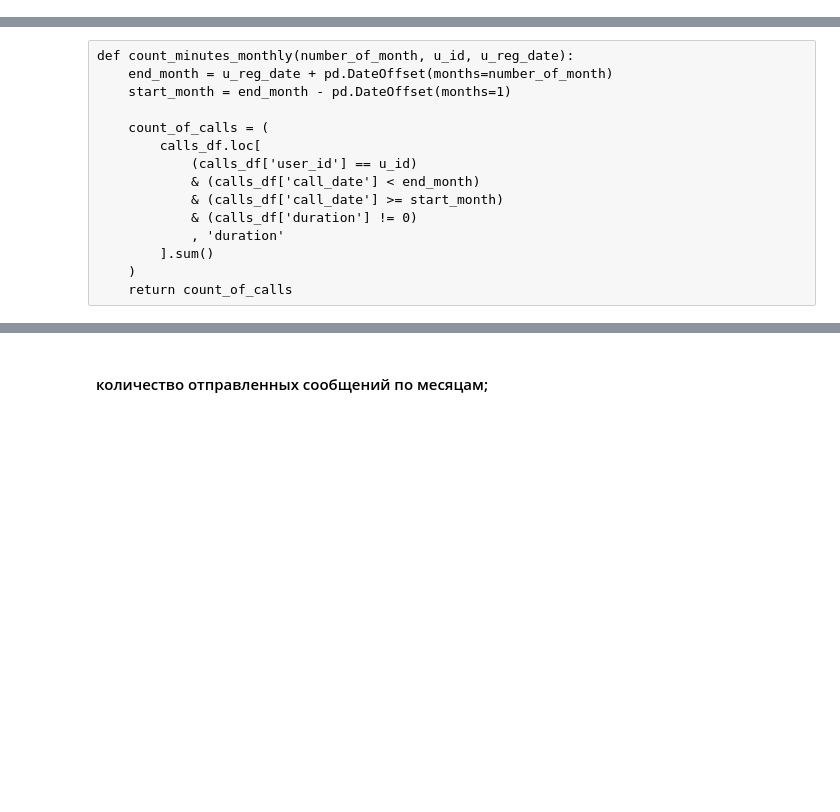
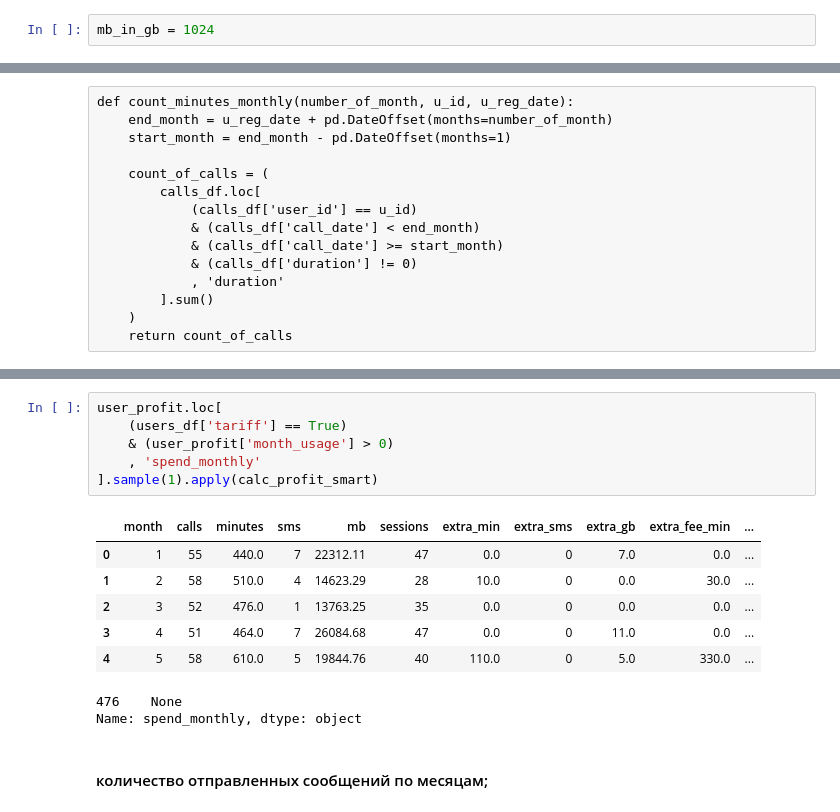
Before and after one commit to zabelin-ds/practicum, a Jupyter notebook: 04_project/megaline_00.ipynb, the cells around one changed output, grey strips where cells are left out. Cells and saved outputs as stored; diff of their text form; blank space fills up the shorter version.

```diff
--- a/04_project/megaline_00.ipynb
+++ b/04_project/megaline_00.ipynb
@@ -6,6 +6,8 @@ import pandas as pd
 import scipy.stats as st
 import matplotlib as mpl
 import seaborn as sns
+# %%
+mb_in_gb = 1024
 # %% [markdown]
 <div class="alert alert-info" role="alert">
     <p class="mb-0">В коде использую <code>display()</code>, потомучто это однозначно даёт понять что планируется вывод / печать результатов. То есть использую <code>display()</code> намеренно, хотя понимаю что можно и без него выводить данные. 👌</p>
@@ -723,3 +816,18 @@ None
+# %%
+user_profit.loc[
+    (users_df['tariff'] == True)
+    & (user_profit['month_usage'] > 0)
+    , 'spend_monthly'
+].sample(1).apply(calc_profit_smart)
+# %% [output]
+|  | month | calls | minutes | sms | mb | sessions | extra_min | extra_sms | extra_gb | extra_fee_min | ... |
+| 0 | 1 | 55 | 440.0 | 7 | 22312.11 | 47 | 0.0 | 0 | 7.0 | 0.0 | ... |
+| 1 | 2 | 58 | 510.0 | 4 | 14623.29 | 28 | 10.0 | 0 | 0.0 | 30.0 | ... |
+| 2 | 3 | 52 | 476.0 | 1 | 13763.25 | 35 | 0.0 | 0 | 0.0 | 0.0 | ... |
+| 3 | 4 | 51 | 464.0 | 7 | 26084.68 | 47 | 0.0 | 0 | 11.0 | 0.0 | ... |
+| 4 | 5 | 58 | 610.0 | 5 | 19844.76 | 40 | 110.0 | 0 | 5.0 | 330.0 | ... |
+476    None
+Name: spend_monthly, dtype: object
 # %% [markdown]
 #### количество отправленных сообщений по месяцам;
 # %% [markdown]
```
Also changed, not shown: parts of 20 cells of this notebook.
